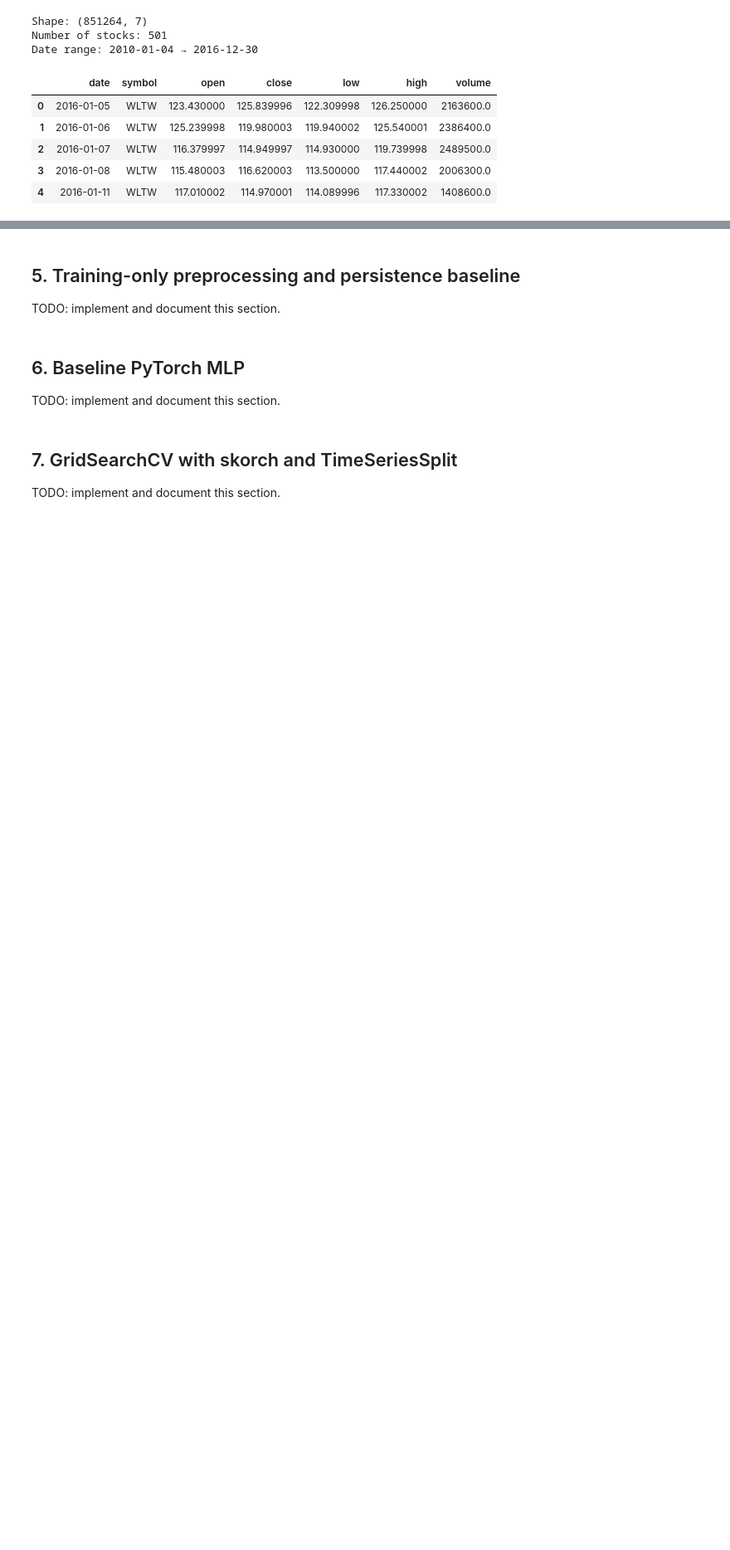
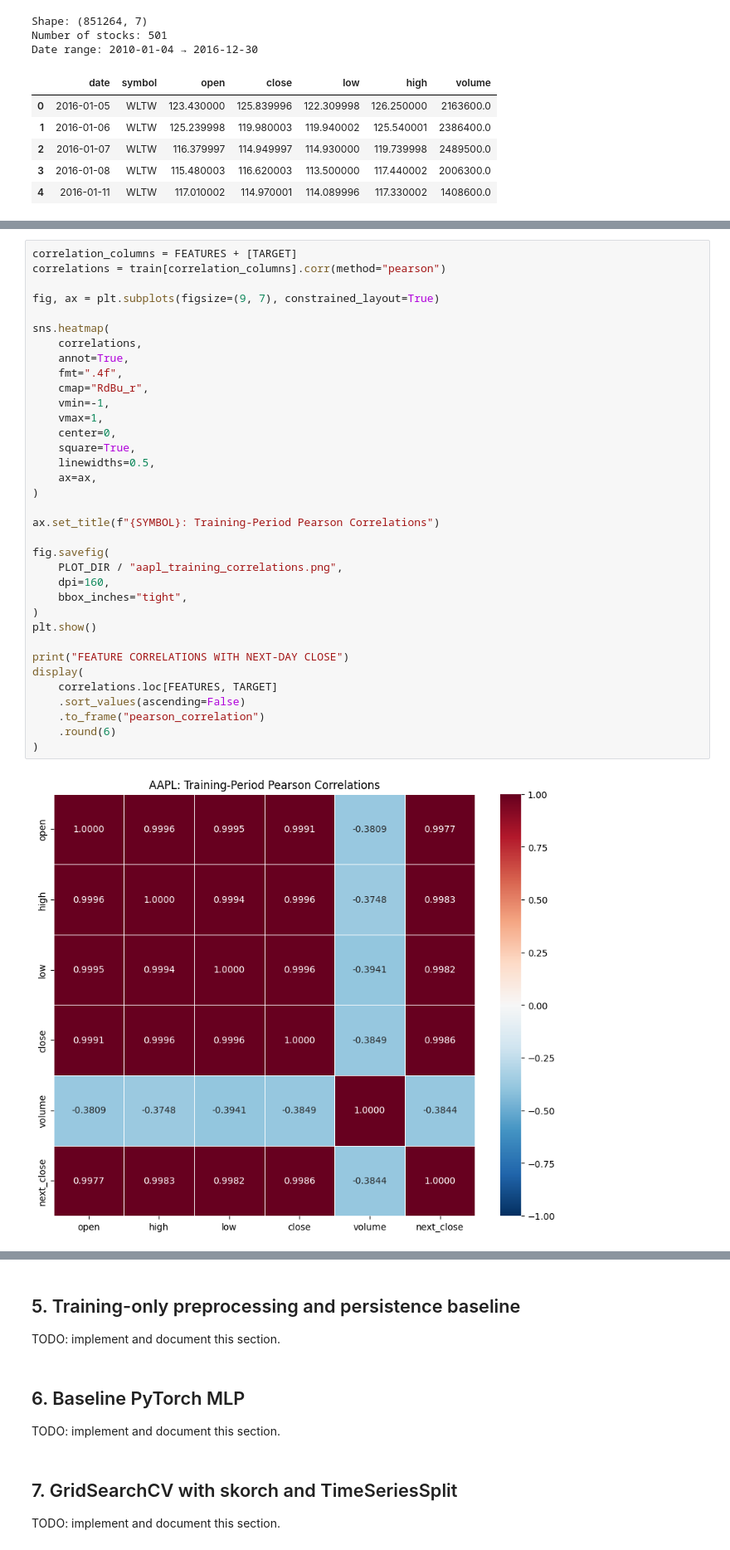
Before and after one commit to soulaimane-22/Deep-Learning-Lab1, a Jupyter notebook: notebooks/01_regression.ipynb, the cells around one changed output, grey strips where cells are left out. Shown at 83% size. Cells and saved outputs as stored; diff of their text form; blank space fills up the shorter version.

```diff
--- a/notebooks/01_regression.ipynb
+++ b/notebooks/01_regression.ipynb
@@ -186,0 +578,37 @@ TODO: implement and document this section.
+# %%
+correlation_columns = FEATURES + [TARGET]
+correlations = train[correlation_columns].corr(method="pearson")
+
+fig, ax = plt.subplots(figsize=(9, 7), constrained_layout=True)
+
+sns.heatmap(
+    correlations,
+    annot=True,
+    fmt=".4f",
+    cmap="RdBu_r",
+    vmin=-1,
+    vmax=1,
+    center=0,
+    square=True,
+    linewidths=0.5,
+    ax=ax,
+)
+
+ax.set_title(f"{SYMBOL}: Training-Period Pearson Correlations")
+
+fig.savefig(
+    PLOT_DIR / "aapl_training_correlations.png",
+    dpi=160,
+    bbox_inches="tight",
+)
+plt.show()
+
+print("FEATURE CORRELATIONS WITH NEXT-DAY CLOSE")
+display(
+    correlations.loc[FEATURES, TARGET]
+    .sort_values(ascending=False)
+    .to_frame("pearson_correlation")
+    .round(6)
+)
+# %% [output]
+[figure, added]
```
Also changed, not shown: parts of 18 cells of this notebook, 8 other files.
